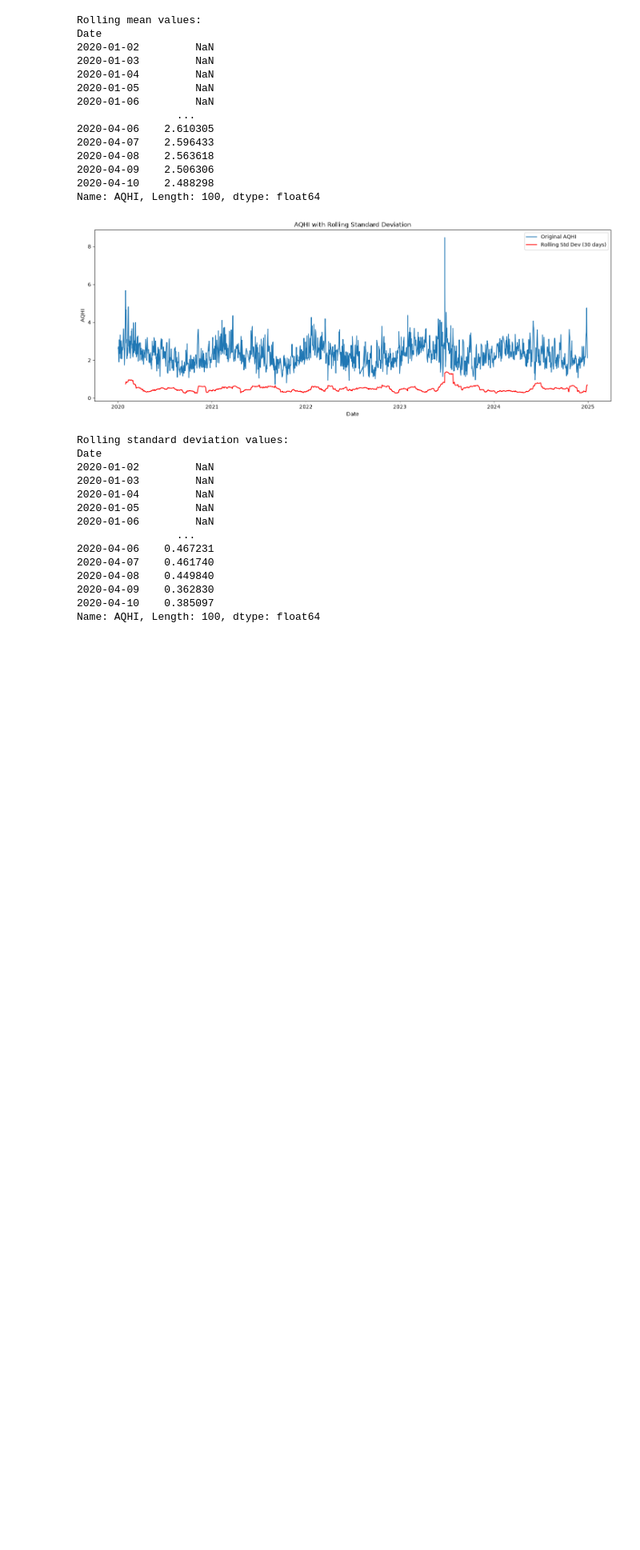
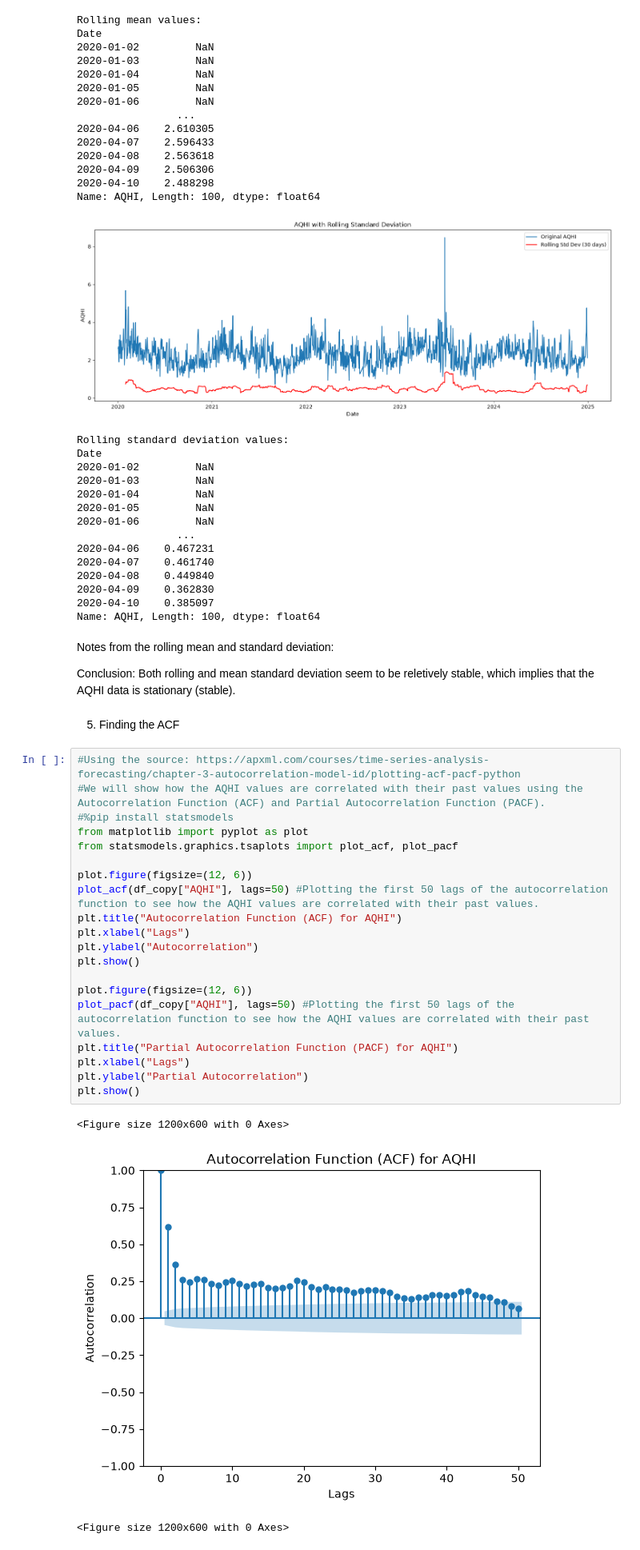
Before and after one commit to kelvinzigah/aqi-canada-prediction, a Jupyter notebook: notebooks/01_eda.ipynb, the cells around one changed output. Shown at 80% size. Drawn from its saved outputs; the diff is of its cells as text; blank space fills up the shorter version.

```diff
--- a/notebooks/01_eda.ipynb
+++ b/notebooks/01_eda.ipynb
@@ -172,3 +172,33 @@ Date
 2020-04-09    0.362830
 2020-04-10    0.385097
 Name: AQHI, Length: 100, dtype: float64
+# %% [markdown]
+Notes from the rolling mean and standard deviation:
+
+Conclusion: Both rolling and mean standard deviation seem to be reletively stable, which implies that the AQHI data is stationary (stable).
+# %% [markdown]
+5. Finding the ACF
+# %%
+#Using the source: https://apxml.com/courses/time-series-analysis-forecasting/chapter-3-autocorrelation-model-id/plotting-acf-pacf-python
+#We will show how the AQHI values are correlated with their past values using the Autocorrelation Function (ACF) and Partial Autocorrelation Function (PACF).
+#%pip install statsmodels
+from matplotlib import pyplot as plot
+from statsmodels.graphics.tsaplots import plot_acf, plot_pacf
+
+plot.figure(figsize=(12, 6))
+plot_acf(df_copy["AQHI"], lags=50) #Plotting the first 50 lags of the autocorrelation function to see how the AQHI values are correlated with their past values.
+plt.title("Autocorrelation Function (ACF) for AQHI")
+plt.xlabel("Lags")
+plt.ylabel("Autocorrelation")
+plt.show()
+
+plot.figure(figsize=(12, 6))
+plot_pacf(df_copy["AQHI"], lags=50) #Plotting the first 50 lags of the autocorrelation function to see how the AQHI values are correlated with their past values.
+plt.title("Partial Autocorrelation Function (PACF) for AQHI")
+plt.xlabel("Lags")
+plt.ylabel("Partial Autocorrelation")
+plt.show()
+# %% [output]
+<Figure size 1200x600 with 0 Axes>
+[figure, added]
+<Figure size 1200x600 with 0 Axes>
```
Also changed, not shown: parts of 4 cells of this notebook.
